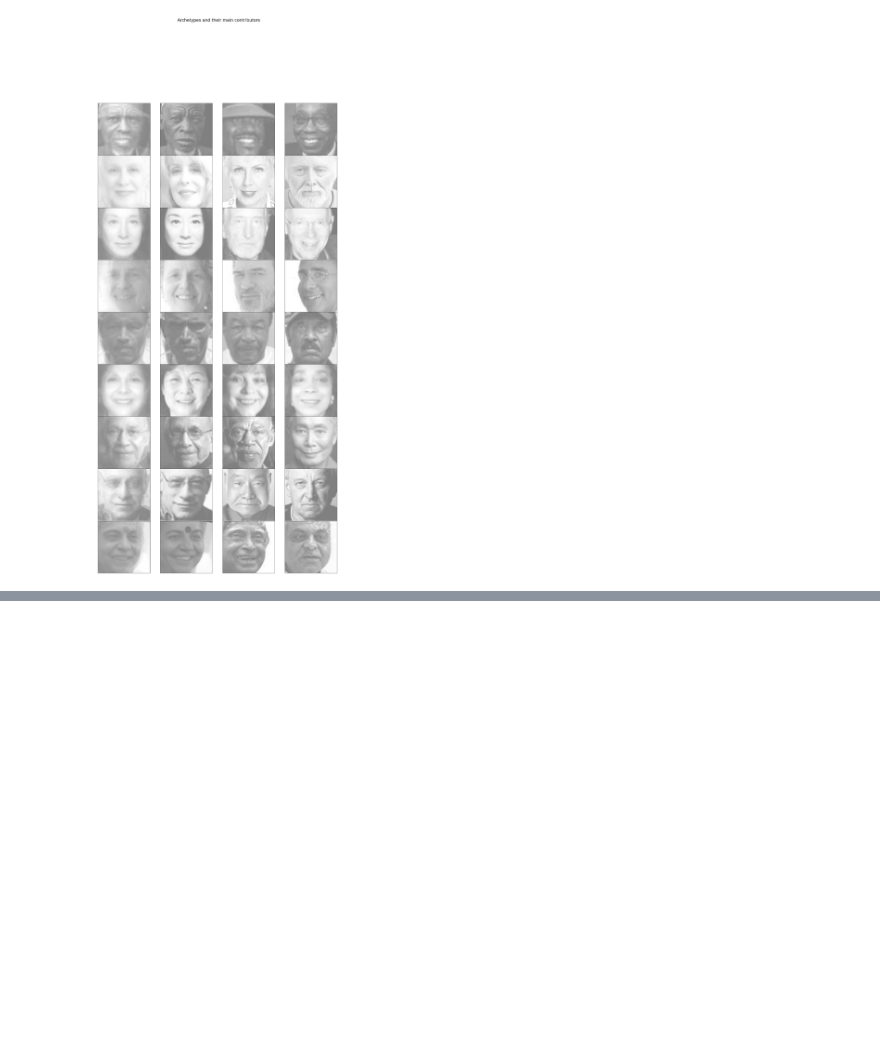
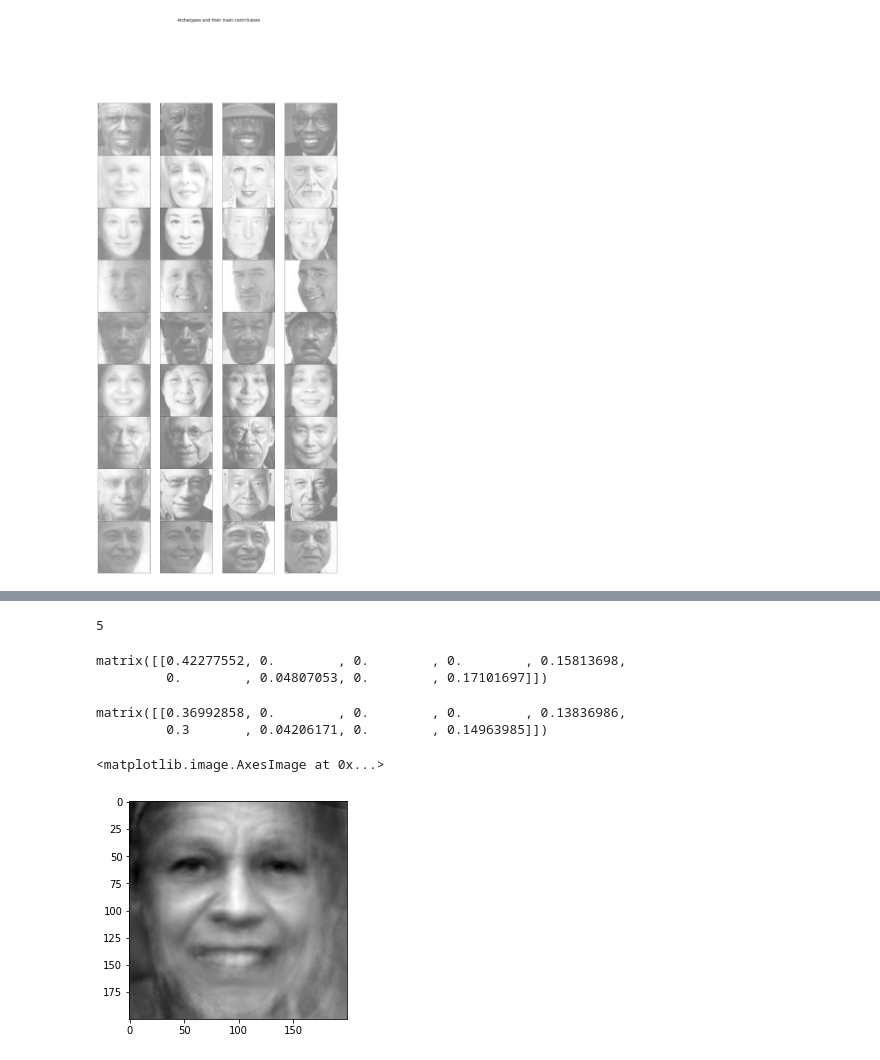
Before and after one commit to nikarav/Unsupervised-Analysis-of-UTKFaces-dataset, a Jupyter notebook: scripts/AA_gender_modification.ipynb, the cells around one changed output, grey strips where cells are left out. Cells and saved outputs as stored; diff of their text form; code cells hidden in the pictures; blank space fills up the shorter version.

Commit message:
First AA gender switch

```diff
--- a/scripts/AA_gender_modification.ipynb
+++ b/scripts/AA_gender_modification.ipynb
@@ -265,0 +254,40 @@ matrix([[0.5284694 , 0.        , 0.        , 0.        , 0.19767122,
+# %%
+#Find the most similar component (switched gender) to the average of the components of the input
+female_index = list(np.where(score_labels == '1_female'))
+male_index = list(np.where(score_labels == '0_male'))
+gender_indices = female_index + male_index
+
+distances = np.zeros(np.shape(archetype_scores)[0])
+
+for r in range(np.shape(archetype_scores)[0]):
+    distance = np.linalg.norm(archetype_scores[r,:] - mean_component_score)
+    mf = np.linalg.norm(archetype_scores[r,gender_indices] - mean_component_score[0,gender_indices])
+
+    distances[r] = distance - 2 * mf
+
+winner_index = np.argmin(distances)
+winner_index
+# %% [output]
+5
+# %%
+new_gender_w
+# %% [output]
+matrix([[0.42277552, 0.        , 0.        , 0.        , 0.15813698,
+         0.        , 0.04807053, 0.        , 0.17101697]])
+# %%
+winner_coefficient = 0.3
+new_gender_w = copy.deepcopy(S.T[0,:])
+for component in range(len(new_gender_w)):
+    new_gender_w[component] = new_gender_w[component] * (1 - winner_coefficient)
+new_gender_w[0, winner_index] += winner_coefficient
+# %%
+new_gender_w
+# %% [output]
+matrix([[0.36992858, 0.        , 0.        , 0.        , 0.13836986,
+         0.3       , 0.04206171, 0.        , 0.14963985]])
+# %%
+new_fem = new_gender_w @ XC.T
+plt.imshow((new_fem[0,:]).reshape(h,w), cmap='gray')
+# %% [output]
+<matplotlib.image.AxesImage at 0x...>
+[figure, added]
```
Also changed, not shown: parts of 4 cells of this notebook.
